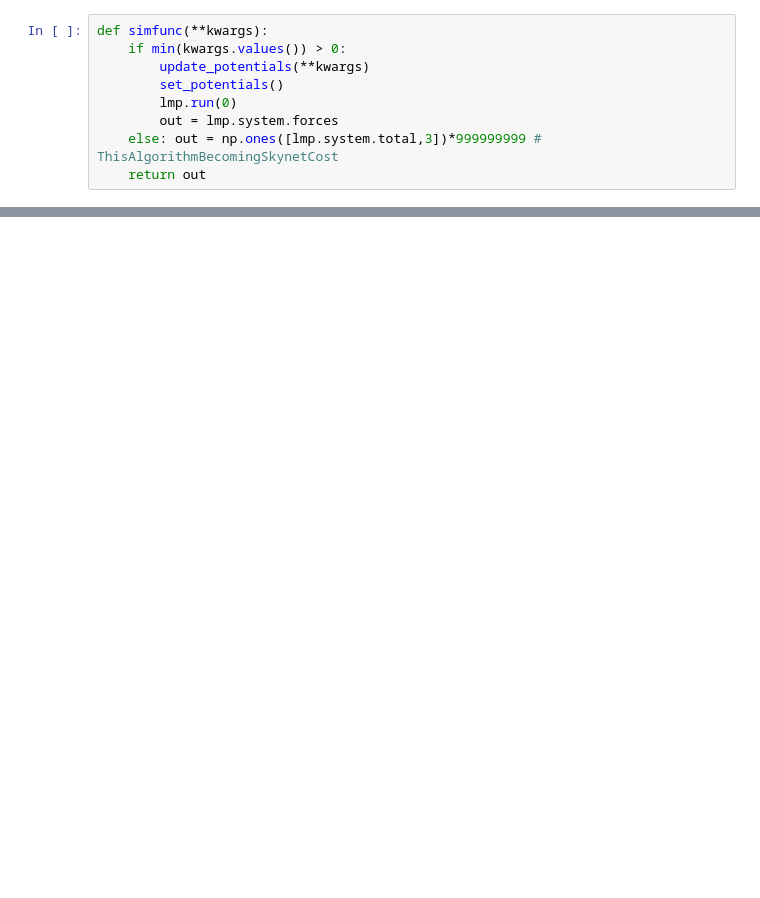
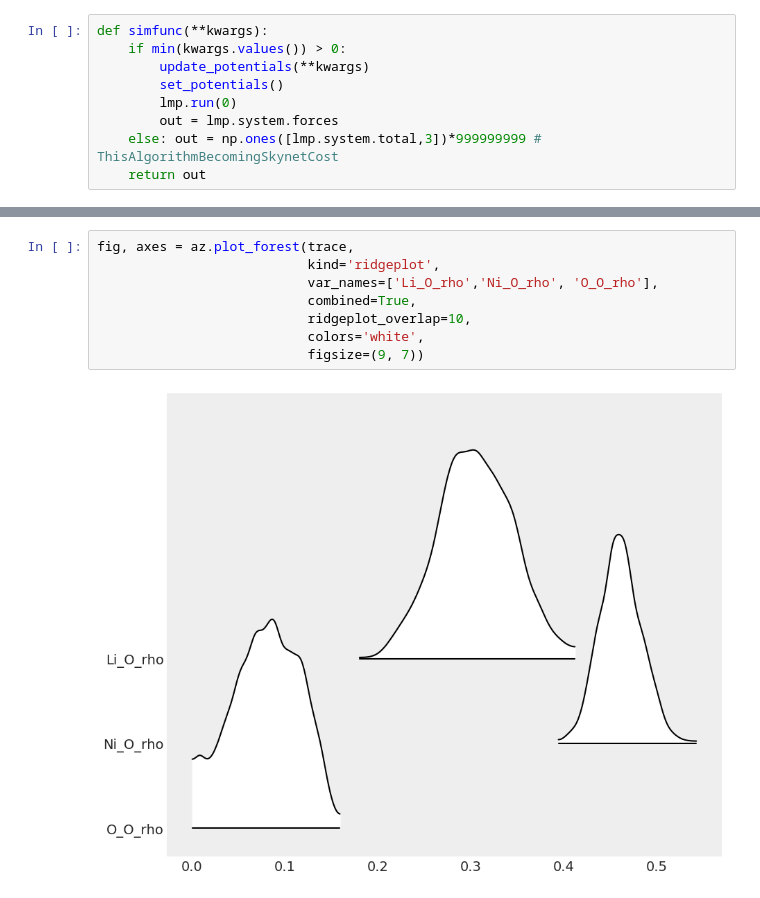
Before and after one commit to LMMorgan/PopOff, a Jupyter notebook: rigid_ion_only/rigid_ion-LiNiO2.ipynb, the cells around one changed output, grey strips where cells are left out. Drawn from its saved outputs; the diff is of its cells as text; blank space fills up the shorter version.

```diff
--- a/rigid_ion_only/rigid_ion-LiNiO2.ipynb
+++ b/rigid_ion_only/rigid_ion-LiNiO2.ipynb
@@ -149,0 +140,10 @@ The tick2On function was deprecated in Matplotlib 3.1 and will be removed in 3.3
+# %%
+fig, axes = az.plot_forest(trace,
+                           kind='ridgeplot',
+                           var_names=['Li_O_rho','Ni_O_rho', 'O_O_rho'],
+                           combined=True,
+                           ridgeplot_overlap=10,
+                           colors='white',
+                           figsize=(9, 7))
+# %% [output]
+[figure, added]
```
Also changed, not shown: parts of 8 cells of this notebook, 10 other files.
